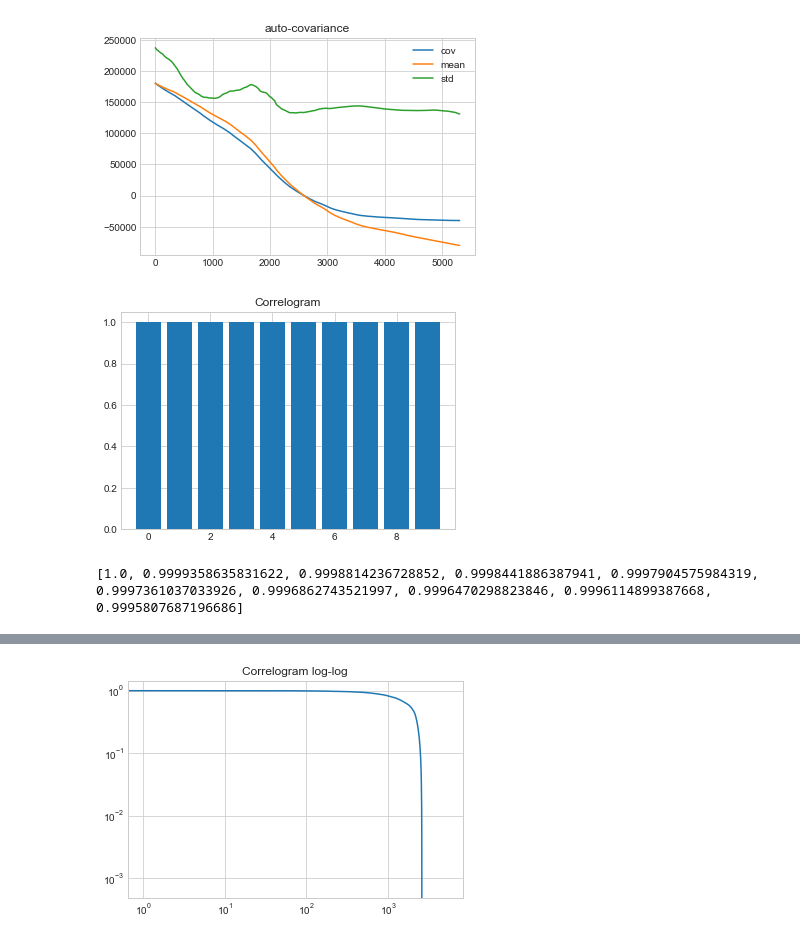
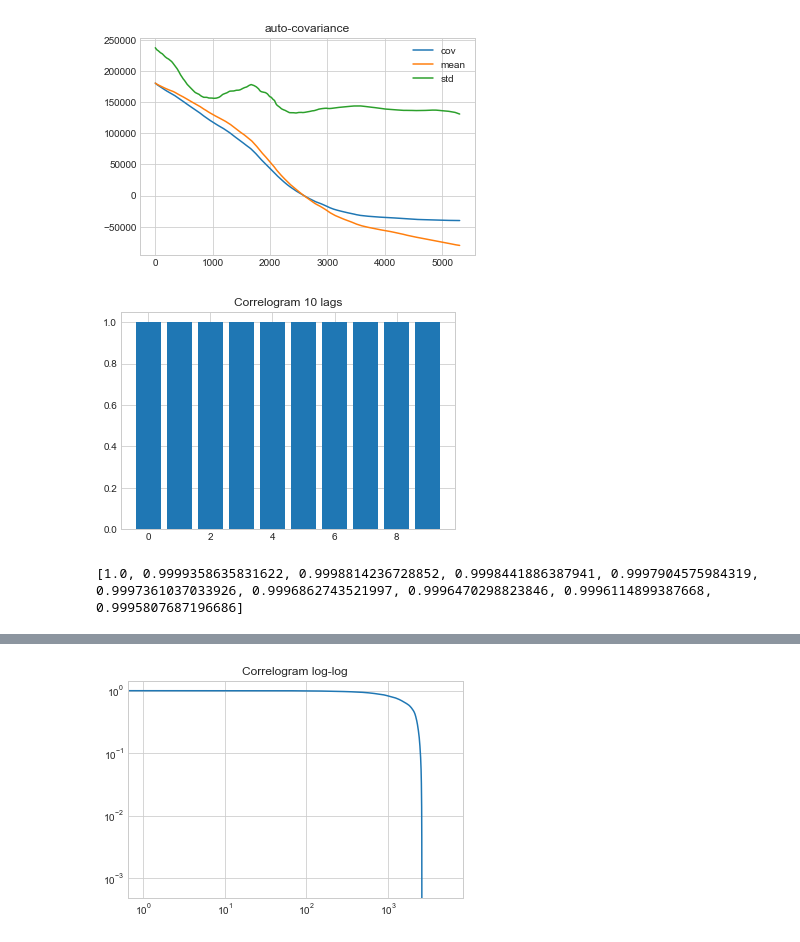
Before and after one commit to amor71/time-series-analysis, a Jupyter notebook: analyzers/stationary autocorrelation.ipynb, the cells around one changed output, grey strips where cells are left out. Drawn from its saved outputs; the diff is of its cells as text; code cells hidden in the pictures.

Commit message:
visual improvments

```diff
--- a/analyzers/stationary autocorrelation.ipynb
+++ b/analyzers/stationary autocorrelation.ipynb
@@ -73,12 +73,13 @@ def ACF(X, h):
     covv = [(X[t + h] - avg) * (X[t] - avg) for t in range (0, len(X) - h)]
     var = [(X[t] - avg) ** 2 for t in range (0, len(X) - h)]
     return sum(covv) / sum(var)
+# %%
+acfs = [ACF(time_series, h) for h in range(0, min(100, len(time_series)))]
 # %%
-plt.title("Correlogram")
-acfs = [ACF(time_series, h) for h in range(0, 10)]
-plt.bar(range(0, len(acfs)), acfs )
+plt.title("Correlogram 10 lags")
+plt.bar(range(0, min(10, len(acfs))), acfs[:10] )
 plt.show()
-print(acfs)
+print(acfs[:10])
 # %% [output]
-[figure, old version]
+[figure, new version]
 [1.0, 0.9999358635831622, 0.9998814236728852, 0.9998441886387941, 0.9997904575984319, 0.9997361037033926, 0.9996862743521997, 0.9996470298823846, 0.9996114899387668, 0.9995807687196686]
```
Also changed, not shown: parts of 1 cell of this notebook.
